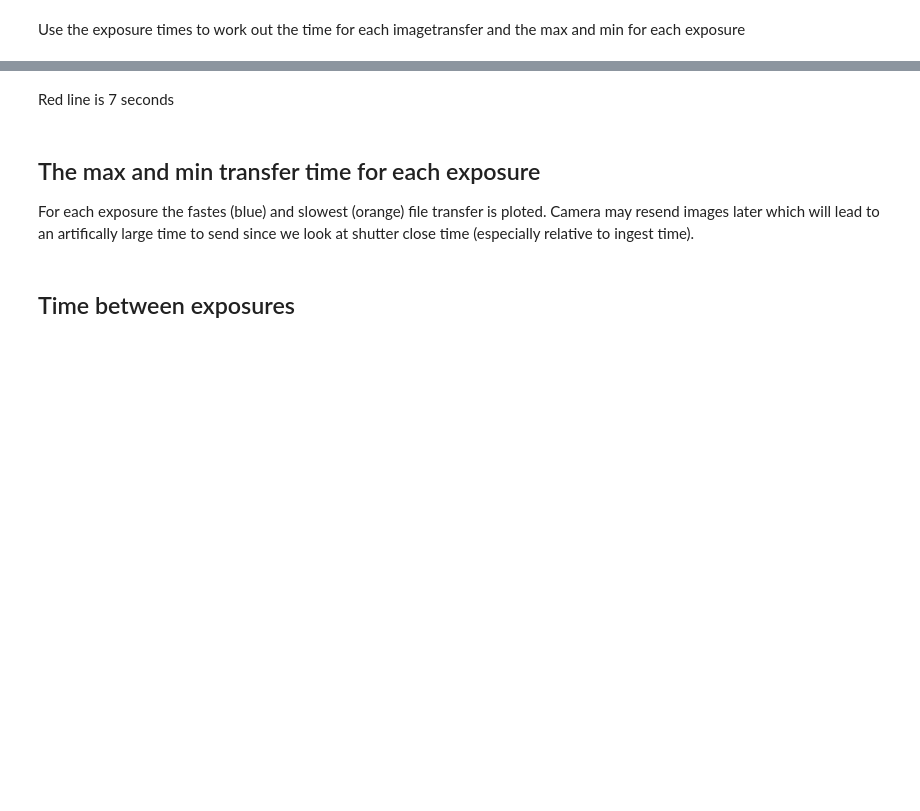
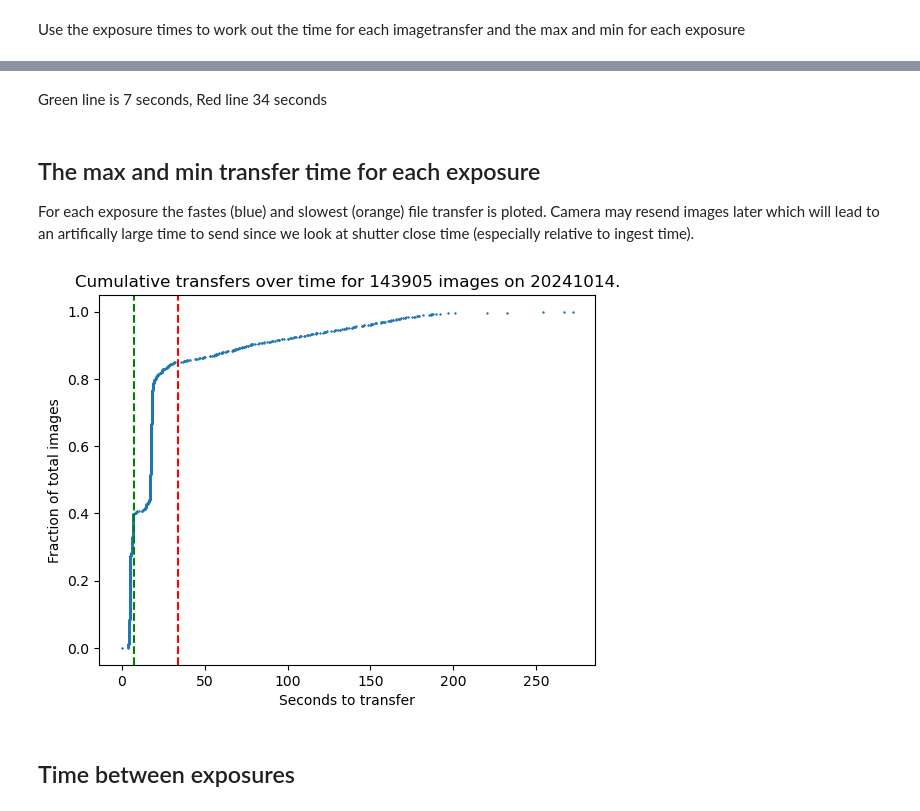
Before and after one commit to lsst-dm/image-transfers-info, a Jupyter notebook: ImageLatency-Summit-USDF.ipynb, the cells around one changed output, grey strips where cells are left out. Cells and saved outputs as stored; diff of their text form; code cells hidden in the pictures; blank space fills up the shorter version.

```diff
--- a/ImageLatency-Summit-USDF.ipynb
+++ b/ImageLatency-Summit-USDF.ipynb
@@ -134,0 +144,10 @@ else:
+# %%
+#cumulative transfertimes
+
+s3times = np.concatenate((expmins,expmaxs), axis=0)
+tot = len(s3times)
+
+if  tot > 0:
+    s3ord = np.sort(s3times)
+    rank = np.arange(0, tot, 1)
+    s3cumulative = (rank / tot)  # per image
@@ -144,9 +182,24 @@ plt.show()
 # %% [markdown]
-Red line is 7 seconds
+Green line is 7 seconds, Red line 34 seconds
 # %% [markdown]
 ## The max and min transfer time for each exposure
 For each exposure the fastes (blue) and slowest (orange) file transfer is ploted.
 Camera may resend images later which will lead to an artifically large time to send since we look at shutter close time (especially relative to ingest time).
+# %%
+
+plt.scatter(s3ord, s3cumulative, marker="*", s=0.5)
+
+plt.xlabel(f"Seconds to transfer")
+plt.ylabel("Fraction of total images")
+
+plt.title(f"Cumulative transfers over time for {len(sord)} images on {day}.")
+plt.axvline(x = 7, color = 'g', linestyle = '--', ymin=0, ymax=1)
+plt.axvline(x = 34, color = 'r', linestyle = '--', ymin=0, ymax=1)
+
+
+plt.show()
+# %% [output]
+[figure, added]
 # %%
 
 
```
Also changed, not shown: parts of 6 cells of this notebook.
